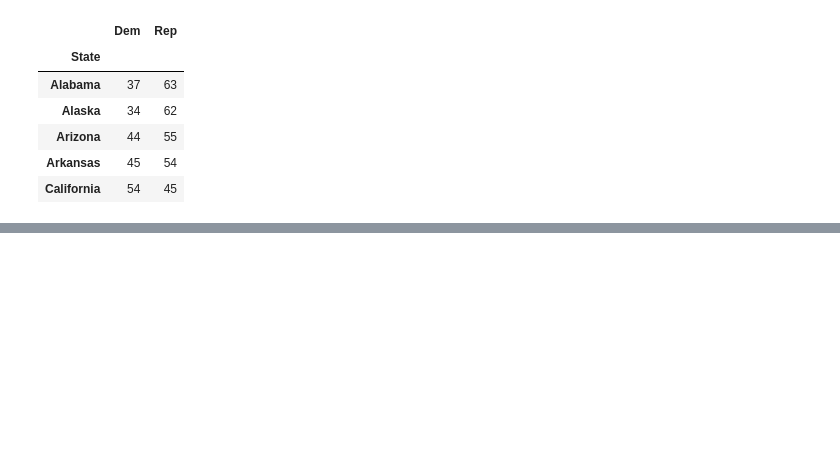
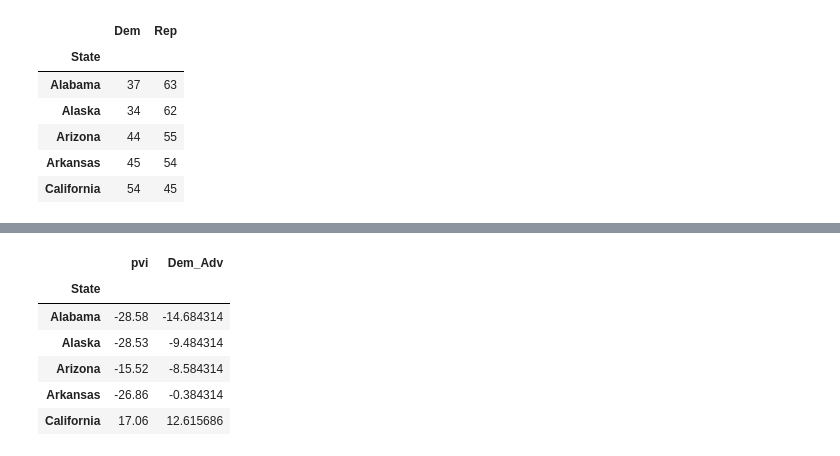
Before and after one commit to joaoDragado/dSc_roadmap, a Jupyter notebook: projects/SimulatingSilver/HW2_user.ipynb, the cells around one changed output, grey strips where cells are left out. Cells and saved outputs as stored; diff of their text form; code cells hidden in the pictures; blank space fills up the shorter version.

```diff
--- a/projects/SimulatingSilver/HW2_user.ipynb
+++ b/projects/SimulatingSilver/HW2_user.ipynb
@@ -474,0 +519,15 @@ polls04.head()
+# %%
+pvi12 = e2008.Dem_Win - (national_results.loc[2008]['Dem'] -
+                         national_results.loc[2008]['Rep'])
+e2012 = pd.DataFrame(dict(pvi=pvi12,
+                          Dem_Adv=gallup_2012.Dem_Adv - gallup_2012.Dem_Adv.mean()))
+e2012.sort_index(inplace=True)
+e2012.head()
+# %% [output]
+|  | pvi | Dem_Adv |
+| State |  |  |
+| Alabama | -28.58 | -14.684314 |
+| Alaska | -28.53 | -9.484314 |
+| Arizona | -15.52 | -8.584314 |
+| Arkansas | -26.86 | -0.384314 |
+| California | 17.06 | 12.615686 |
```
Also changed, not shown: parts of 9 cells of this notebook.
